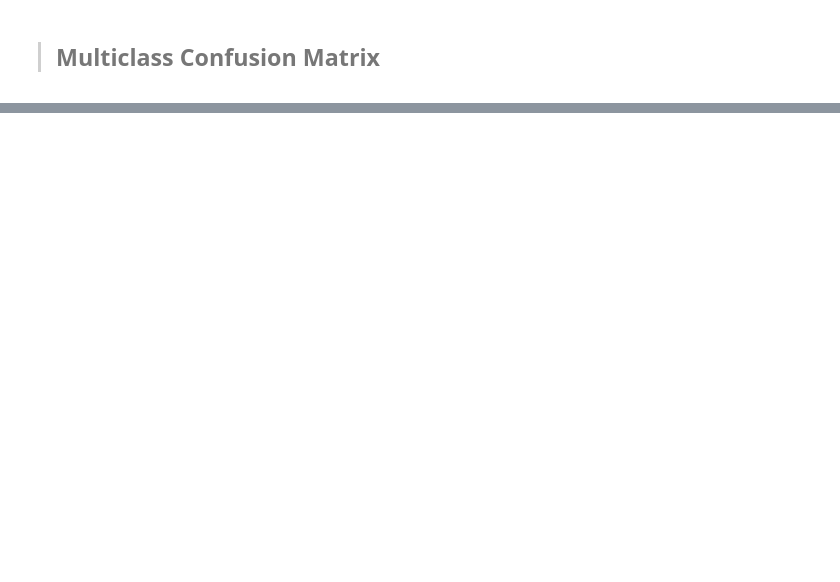
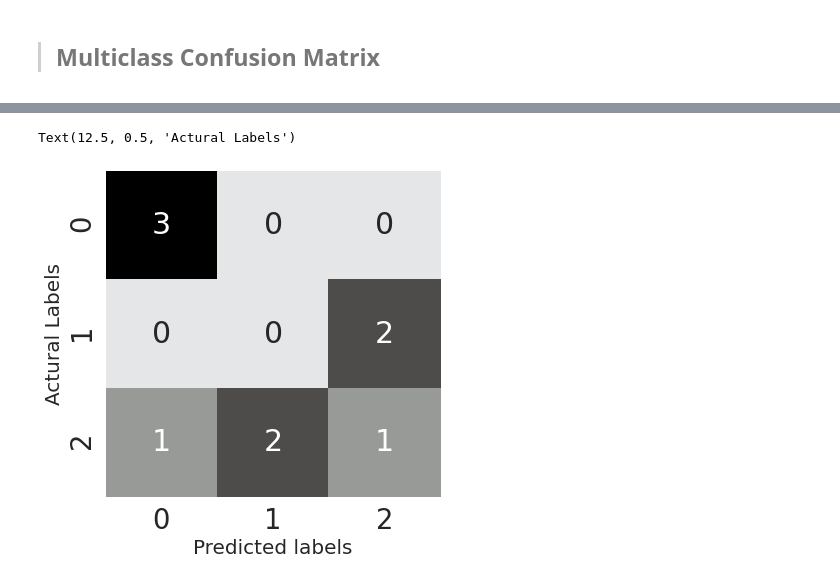
Before and after one commit to jmcabreira-zz/Resumo-de-livros-PTBr, a Jupyter notebook: Approaching_(Almost)_Machine_Learning_Problem/Metricas-de-avaliaçao/metricas.ipynb, the cells around one changed output, grey strips where cells are left out. Saved outputs shown, nothing was run; the diff lists cells and outputs as text; code cells hidden in the pictures; blank space fills up the shorter version.

```diff
--- a/Approaching_(Almost)_Machine_Learning_Problem/Metricas-de-avaliaçao/metricas.ipynb
+++ b/Approaching_(Almost)_Machine_Learning_Problem/Metricas-de-avaliaçao/metricas.ipynb
@@ -1011,0 +955,20 @@ Podemos ainda expandir a confusion matrix para problemas de classificação mult
+# %%
+import matplotlib.pyplot as plt
+import seaborn as sns
+from sklearn import metrics
+
+
+y_true = [0, 1, 2, 0, 1, 2, 0, 2, 2]
+y_pred = [0, 2, 1, 0, 2, 1, 0, 0, 2]
+
+confusion_mat = metrics.confusion_matrix(y_true, y_pred)
+
+plt.figure(figsize = (6,6))
+cmap = sns.cubehelix_palette(50, hue = 0.05, rot = 1, light = 0.9, dark =0, as_cmap= True)
+sns.set(font_scale = 2.5)
+sns.heatmap(confusion_mat, annot = True, cmap = cmap, cbar = False)
+plt.xlabel("Predicted labels", fontsize = 20)
+plt.ylabel("Actural Labels", fontsize = 20)
+# %% [output]
+Text(12.5, 0.5, 'Actural Labels')
+[figure, added]
```
Also changed, not shown: parts of 21 cells of this notebook.
